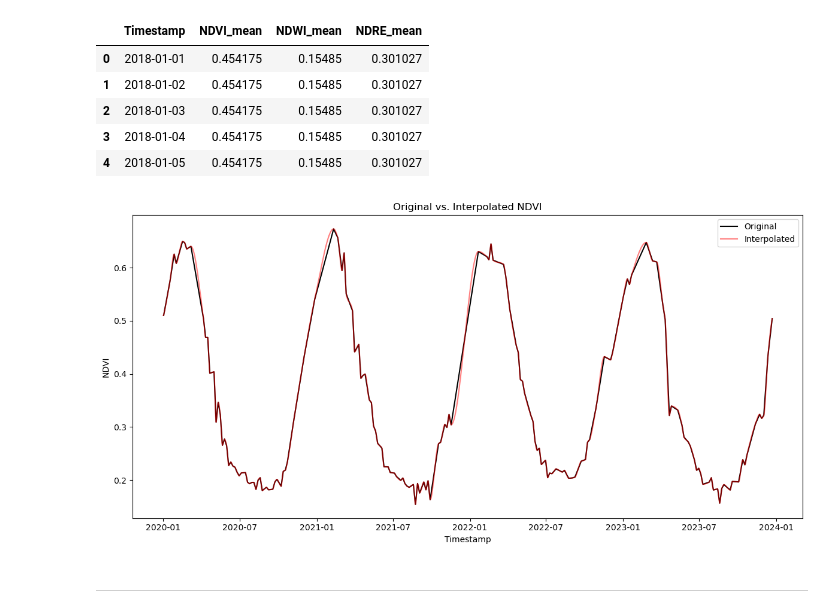
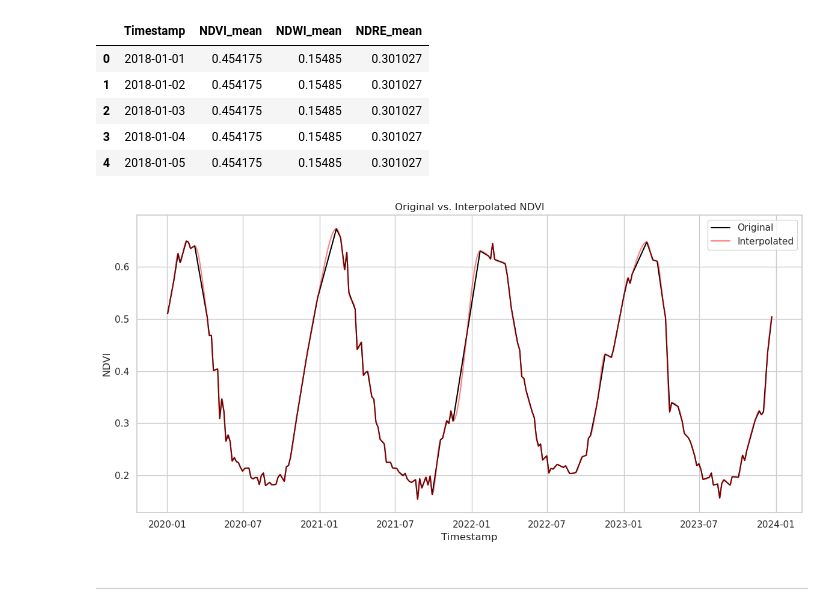
Before and after one commit to asembreek/fieldlens, a Jupyter notebook: notebooks/4. Gaussian Mixture Model.ipynb, the cells around one changed output. Cells and saved outputs as stored; diff of their text form; code cells hidden in the pictures.

```diff
--- a/notebooks/4. Gaussian Mixture Model.ipynb
+++ b/notebooks/4. Gaussian Mixture Model.ipynb
@@ -21,6 +21,7 @@ import numpy as np
 
 import matplotlib.pyplot as plt
 import seaborn as sns
+sns.set_theme(style="whitegrid", context="notebook", palette="deep")
 
 from sklearn.model_selection import train_test_split
 from sklearn.preprocessing import StandardScaler
@@ -134,18 +135,18 @@ anom_interpolated_df.head()
 # %%
 plot_df = utils.merge_with_master(grouped_spectral_df, non_spectral_df)
 plot_df, _ = get_anomaly_df(plot_df)
 plt.figure(figsize=(12, 6))
 plt.title("Original vs. Interpolated NDVI")
-plt.plot(plot_df["Timestamp"], plot_df["NDVI_mean"], label="Original", c="black")
-plt.plot(norm_interpolated_df["Timestamp"], norm_interpolated_df["NDVI_mean"], label="Interpolated", c="red", alpha=0.5)
+sns.lineplot(x=plot_df["Timestamp"], y=plot_df["NDVI_mean"], label="Original", c="black")
+sns.lineplot(x=norm_interpolated_df["Timestamp"], y=norm_interpolated_df["NDVI_mean"], label="Interpolated", c="red", alpha=0.5)
 
 plt.xlabel("Timestamp")
 plt.ylabel("NDVI")
 plt.legend()
 plt.tight_layout()
 plt.show()
 # %% [output]
-[figure, old version]
+[figure, new version]
 # %% [markdown]
 ---
 # %% [markdown]
```
Also changed, not shown: parts of 11 cells of this notebook.
